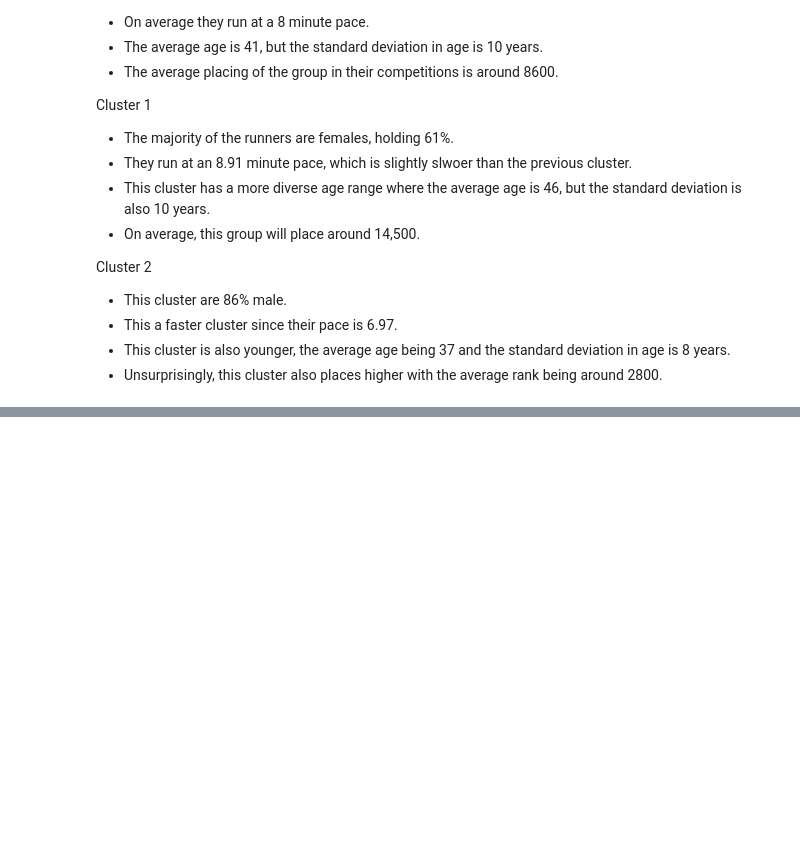
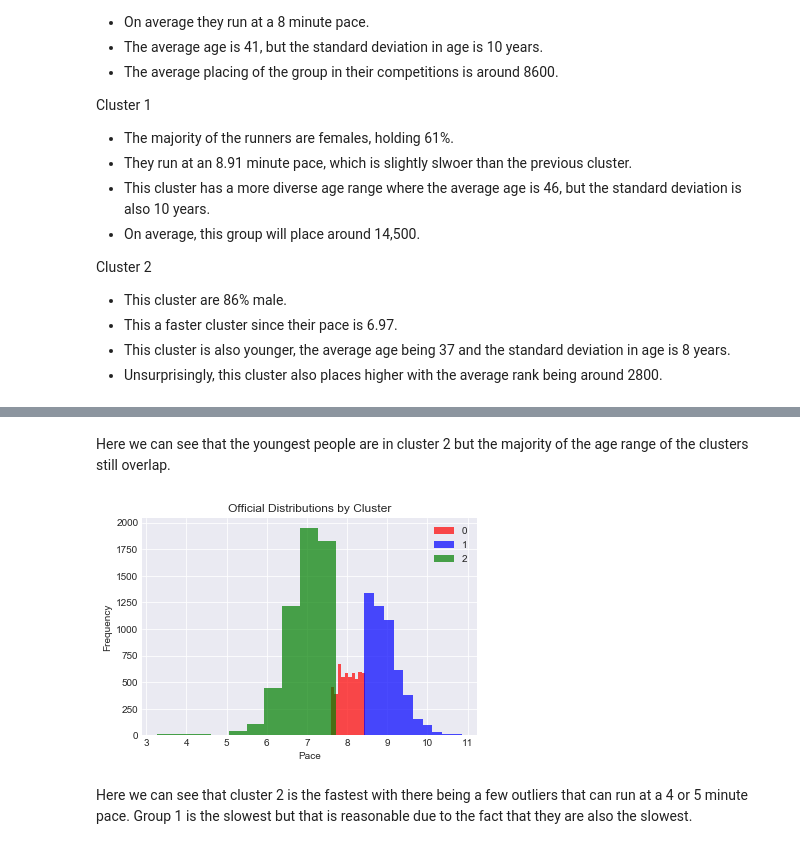
Before and after one commit to lamkg/Thinkful-, a Jupyter notebook: U4 L2 P5 Challenge Boston Marathon.ipynb, the cells around one changed output, grey strips where cells are left out. Drawn from its saved outputs; the diff is of its cells as text; code cells hidden in the pictures; blank space fills up the shorter version.

```diff
--- a/U4 L2 P5 Challenge Boston Marathon.ipynb
+++ b/U4 L2 P5 Challenge Boston Marathon.ipynb
@@ -424,0 +468,15 @@ Cluster 2
+# %% [markdown]
+Here we can see that the youngest people are in cluster 2 but the majority of the age range of the clusters still overlap.
+# %%
+# look at pace histograms by cluster
+fig,ax = plt.subplots()
+for key,group in grouped:
+    group['pace'].plot(ax=ax, kind='hist', label=key, color=colors[key], alpha = 0.7)
+plt.legend()
+plt.xlabel('Pace')
+plt.title('Official Distributions by Cluster')
+plt.show()
+# %% [output]
+[figure, added]
+# %% [markdown]
+Here we can see that cluster 2 is the fastest with there being a few outliers that can run at a 4 or 5 minute pace. Group 1 is the slowest but that is reasonable due to the fact that they are also the slowest.
```
Also changed, not shown: parts of 5 cells of this notebook.
